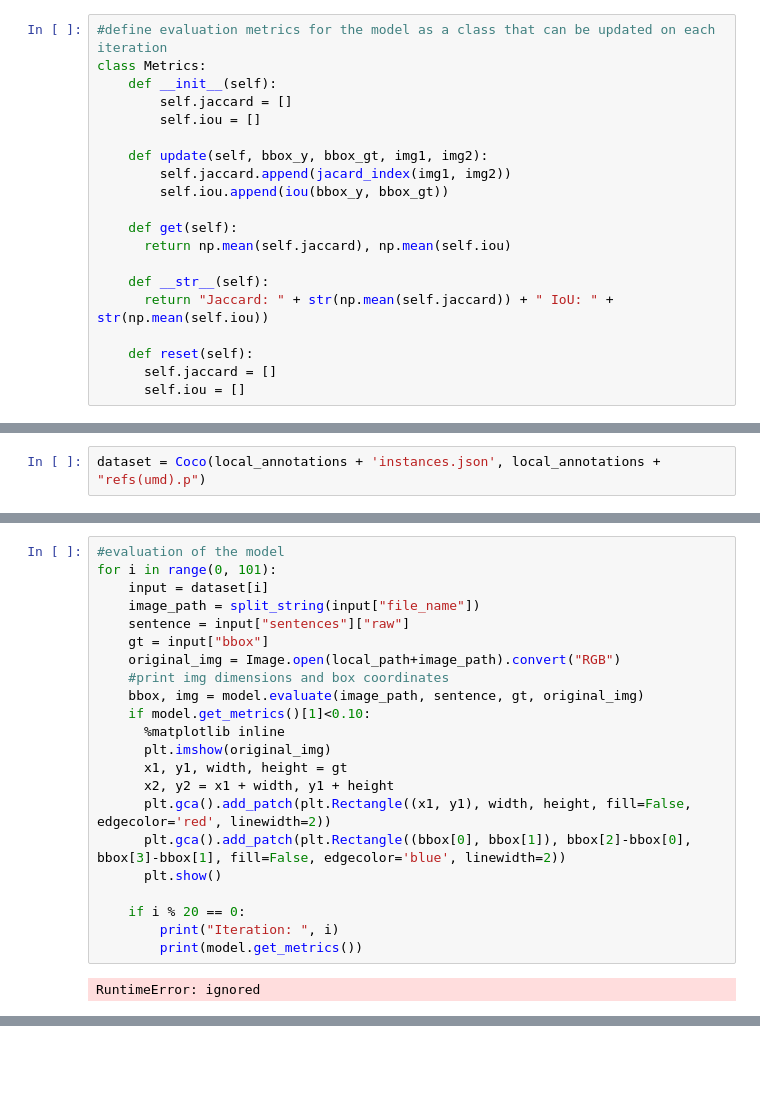
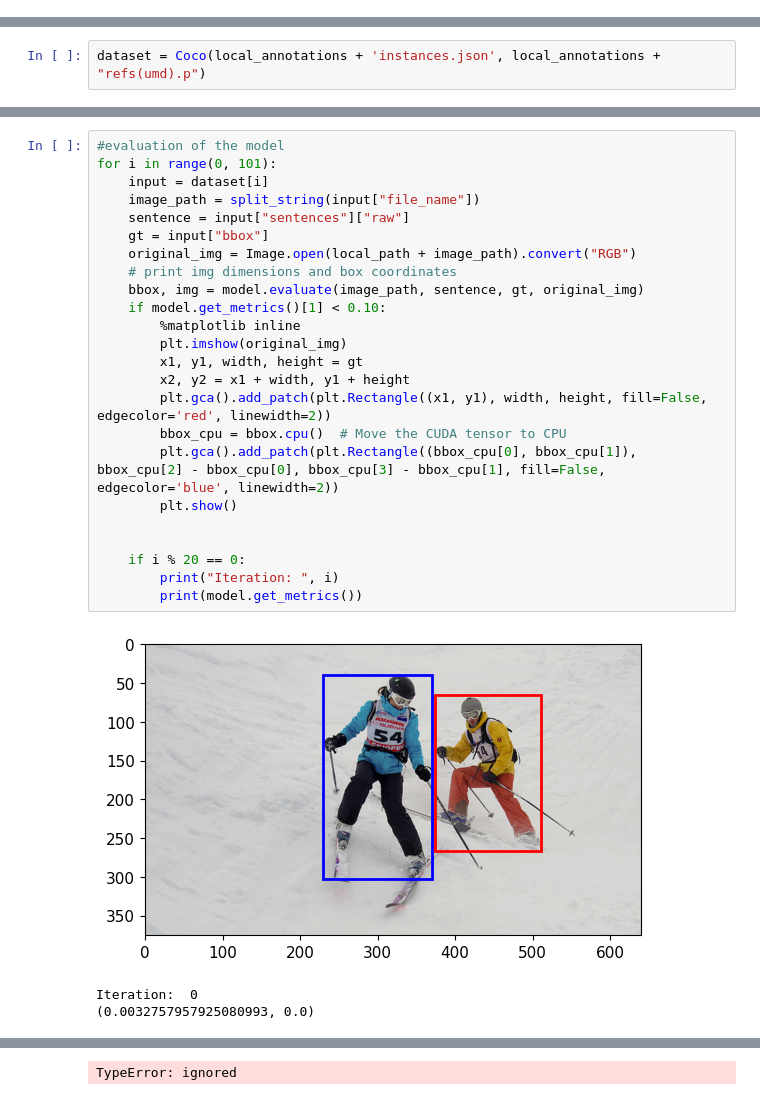
Before and after one commit to nicolazilio0/deepRiccy, a Jupyter notebook: deep_riccy.ipynb, the cells around one changed output, grey strips where cells are left out. Drawn from its saved outputs; the diff is of its cells as text; blank space fills up the shorter version.

Commit message:
Evaluation metrics

```diff
--- a/deep_riccy.ipynb
+++ b/deep_riccy.ipynb
@@ -114,23 +79,3 @@ def convert_bbox(bbox, img):
     return x1, y1, x2, y2
 # %% [markdown]
 ### Metrics
-# %%
-#define evaluation metrics for the model as a class that can be updated on each iteration
-class Metrics:
-    def __init__(self):
-        self.jaccard = []
-        self.iou = []
-
-    def update(self, bbox_y, bbox_gt, img1, img2):
-        self.jaccard.append(jacard_index(img1, img2))
-        self.iou.append(iou(bbox_y, bbox_gt))
-
-    def get(self):
-      return np.mean(self.jaccard), np.mean(self.iou)
-
-    def __str__(self):
-      return "Jaccard: " + str(np.mean(self.jaccard)) + " IoU: " + str(np.mean(self.iou))
-
-    def reset(self):
-      self.jaccard = []
-      self.iou = []
@@ -300,24 +277,28 @@ Adding AutoShape...
 # %%
 #evaluation of the model
 for i in range(0, 101):
     input = dataset[i]
     image_path = split_string(input["file_name"])
     sentence = input["sentences"]["raw"]
     gt = input["bbox"]
-    original_img = Image.open(local_path+image_path).convert("RGB")
-    #print img dimensions and box coordinates
+    original_img = Image.open(local_path + image_path).convert("RGB")
+    # print img dimensions and box coordinates
     bbox, img = model.evaluate(image_path, sentence, gt, original_img)
-    if model.get_metrics()[1]<0.10:
-      %matplotlib inline
-      plt.imshow(original_img)
-      x1, y1, width, height = gt
-      x2, y2 = x1 + width, y1 + height
-      plt.gca().add_patch(plt.Rectangle((x1, y1), width, height, fill=False, edgecolor='red', linewidth=2))
-      plt.gca().add_patch(plt.Rectangle((bbox[0], bbox[1]), bbox[2]-bbox[0], bbox[3]-bbox[1], fill=False, edgecolor='blue', linewidth=2))
-      plt.show()
+    if model.get_metrics()[1] < 0.10:
+        %matplotlib inline
+        plt.imshow(original_img)
+        x1, y1, width, height = gt
+        x2, y2 = x1 + width, y1 + height
+        plt.gca().add_patch(plt.Rectangle((x1, y1), width, height, fill=False, edgecolor='red', linewidth=2))
+        bbox_cpu = bbox.cpu()  # Move the CUDA tensor to CPU
+        plt.gca().add_patch(plt.Rectangle((bbox_cpu[0], bbox_cpu[1]), bbox_cpu[2] - bbox_cpu[0], bbox_cpu[3] - bbox_cpu[1], fill=False, edgecolor='blue', linewidth=2))
+        plt.show()
+
 
     if i % 20 == 0:
         print("Iteration: ", i)
         print(model.get_metrics())
 # %% [output]
+[figure, added]
-RuntimeError: ignored
+Iteration:  0
+(0.0032757957925080993, 0.0)
@@ -323,0 +306 @@ RuntimeError: ignored
+TypeError: ignored
```
Also changed, not shown: parts of 6 cells of this notebook.
